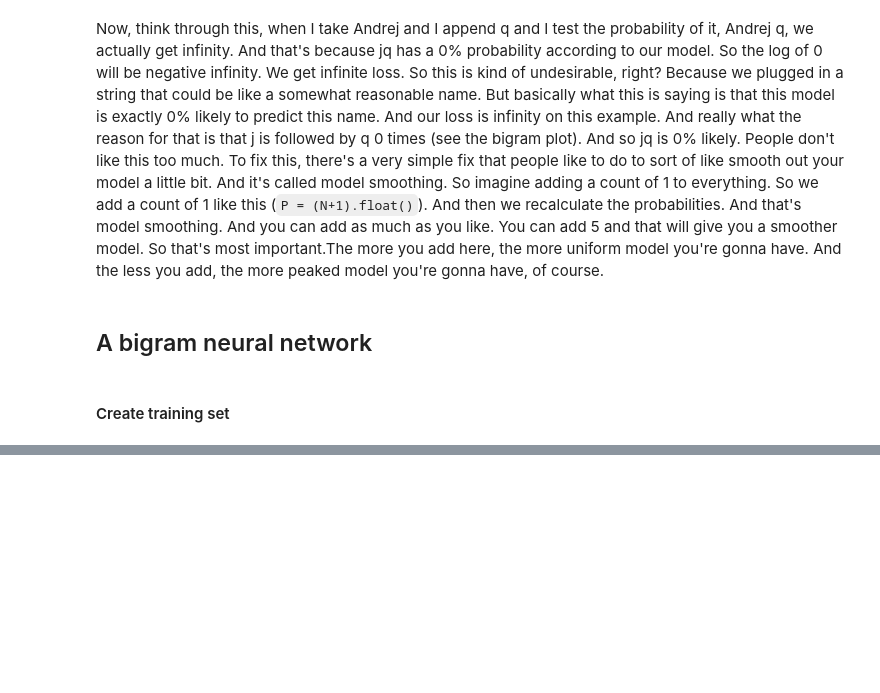
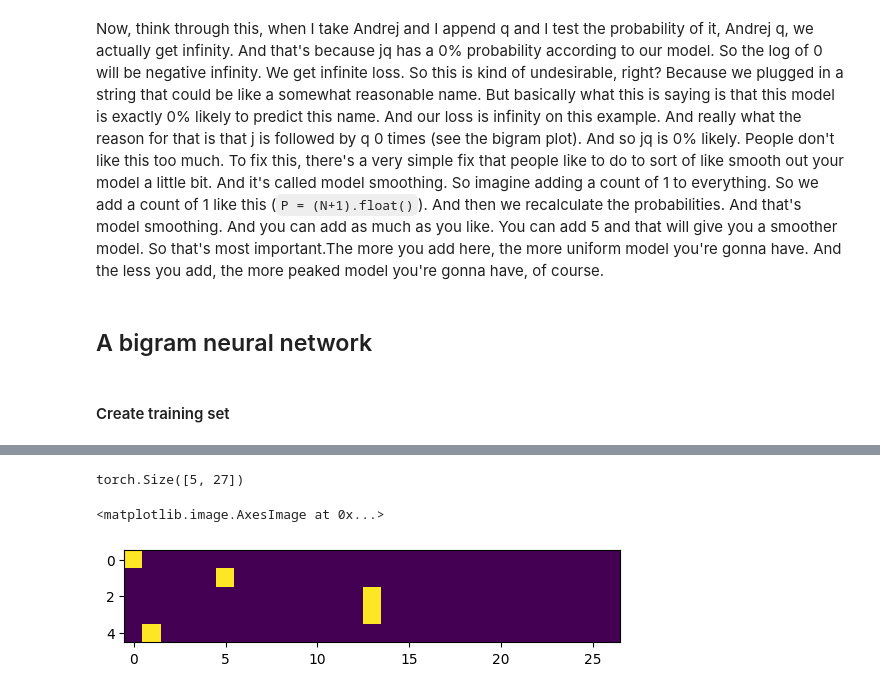
Before and after one commit to conscioustahoe/makemore, a Jupyter notebook: makemore.ipynb, the cells around one changed output, grey strips where cells are left out. Cells and saved outputs as stored; diff of their text form; code cells hidden in the pictures; blank space fills up the shorter version.

```diff
--- a/makemore.ipynb
+++ b/makemore.ipynb
@@ -380,11 +380,12 @@ Now, think through this, when I take Andrej and I append q and I test the probab
 # %%
 xs, ys = [], [] # input (integer), target (integer)
 
-for w in words:
+for w in words[:1]:
     chs = ['.'] + list(w) + ['.']
     for ch1, ch2 in zip(chs, chs[1:]):
         ix1 = stoi[ch1]
         ix2 = stoi[ch2]
+        print(ch1, ch2)
         xs.append(ix1)
         ys.append(ix2)
 
@@ -392,0 +412,13 @@ ys = torch.tensor(ys)
+# %%
+import torch.nn.functional as F
+
+xenc = F.one_hot(xs, num_classes=27)
+# %%
+xenc.shape
+# %% [output]
+torch.Size([5, 27])
+# %%
+plt.imshow(xenc)
+# %% [output]
+<matplotlib.image.AxesImage at 0x...>
+[figure, added]
```
Also changed, not shown: parts of 5 cells of this notebook.
